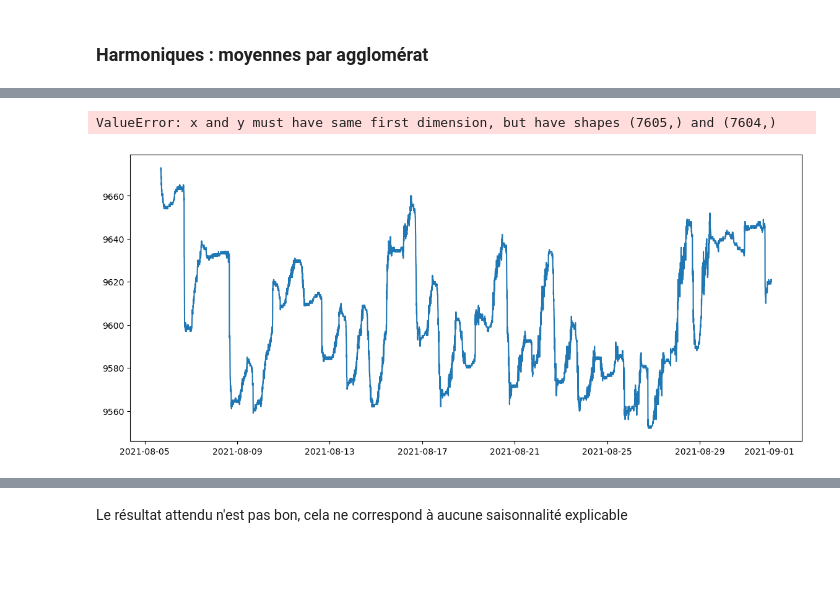
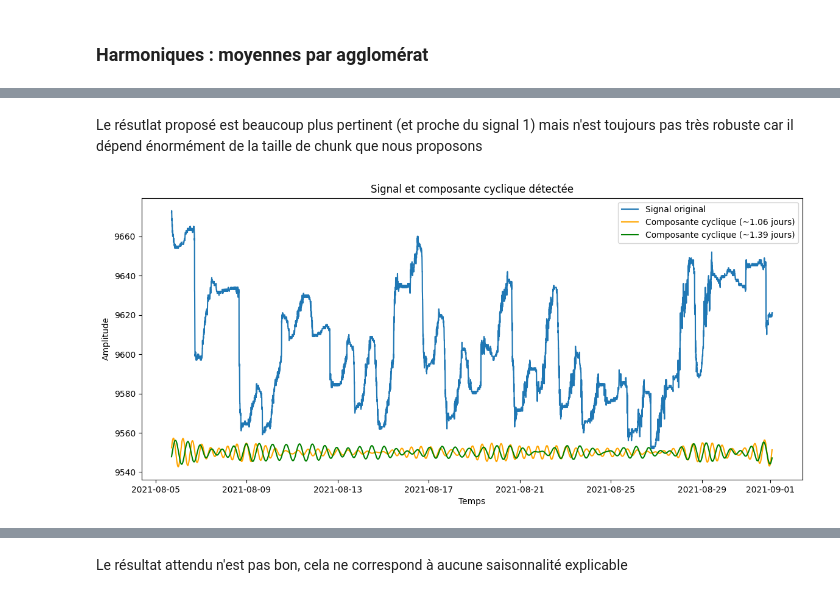
Before and after one commit to PiDchsn/Projet-RI, a Jupyter notebook: Analyse_2.ipynb, the cells around one changed output, grey strips where cells are left out. Cells and saved outputs as stored; diff of their text form; code cells hidden in the pictures; blank space fills up the shorter version.

```diff
--- a/Analyse_2.ipynb
+++ b/Analyse_2.ipynb
@@ -209,36 +215,37 @@ Période ayant la plus grande amplitude 1.05625 j avec chunk = 120
+# %% [markdown]
+Le résutlat proposé est beaucoup plus pertinent (et proche du signal 1) mais n'est toujours pas très robuste car il dépend énormément de la taille de chunk que nous proposons
 # %%
 # Paramètres
 T = 5*60  # Un point toutes les 5 min d'où 5*60
 fs = 1 / T
 N = len(data_ajust) # Nombre de points
 frequence_principale_120 = frequencies_avg_120[np.argmax(amplitudes_avg_120)]
 frequence_principale_90 = frequencies_avg_90[np.argmax(amplitudes_avg_90)]
 
 # Filtrage autour de la fréquence dominante
 largeur_bande_120 = frequence_principale_120 / 10  # Largeur de bande autour de la fréquence dominante (j'ai testé différentes valeurs)
 filtre_cyclique_120 = (np.abs(np.fft.rfftfreq(N, T) - frequence_principale_120) < largeur_bande_120)
 largeur_bande_90 = frequence_principale_90 / 10  # Largeur de bande autour de la fréquence dominante (j'ai testé différentes valeurs)
 filtre_cyclique_90 = (np.abs(np.fft.rfftfreq(N, T) - frequence_principale_90) < largeur_bande_90)
 
 # Appliquer le filtre pour isoler la composante cyclique
 signal_cyclique_fft_120 = signal_fft * filtre_cyclique_120
 signal_cyclique_120 = np.fft.irfft(signal_cyclique_fft_120)
 signal_cyclique_fft_90 = signal_fft * filtre_cyclique_90
 signal_cyclique_90 = np.fft.irfft(signal_cyclique_fft_90)
 
 # Affichage du signal original et de sa composante cyclique
 plt.figure(figsize=(14, 6))
 plt.plot(datetime_data,data_ajust, label="Signal original")
-plt.plot(datetime_data,signal_cyclique_120.real+1550, label=f"Composante cyclique (~{freq_to_day(frequence_principale_120):.2f} jours)", color="orange")
-plt.plot(datetime_data,signal_cyclique_90.real+1550, label=f"Composante cyclique (~{freq_to_day(frequence_principale_90):.2f} jours)", color="green")
+plt.plot(datetime_data[:-3],signal_cyclique_120.real[:-2]+9550, label=f"Composante cyclique (~{freq_to_day(frequence_principale_120):.2f} jours)", color="orange")
+plt.plot(datetime_data[:-3],signal_cyclique_90.real[:-2]+9550, label=f"Composante cyclique (~{freq_to_day(frequence_principale_90):.2f} jours)", color="green")
 plt.xlabel("Temps")
 plt.ylabel("Amplitude")
 plt.title("Signal et composante cyclique détectée")
 plt.legend()
 plt.show()
 # %% [output]
-ValueError: x and y must have same first dimension, but have shapes (7605,) and (7604,)
-[figure, old version]
+[figure, new version]
 # %%
 # Détection des pics dans le spectre d'amplitude
 peaks, _ = scipy.signal.find_peaks(amplitudes, height=np.mean(amplitudes) * 0.03)  # Seulement les pics significatifs
```
Also changed, not shown: parts of 38 cells of this notebook.
